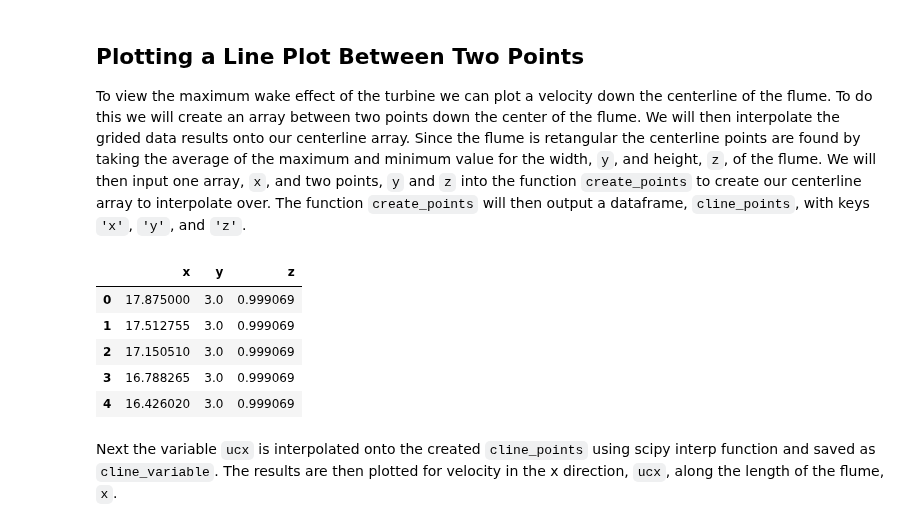
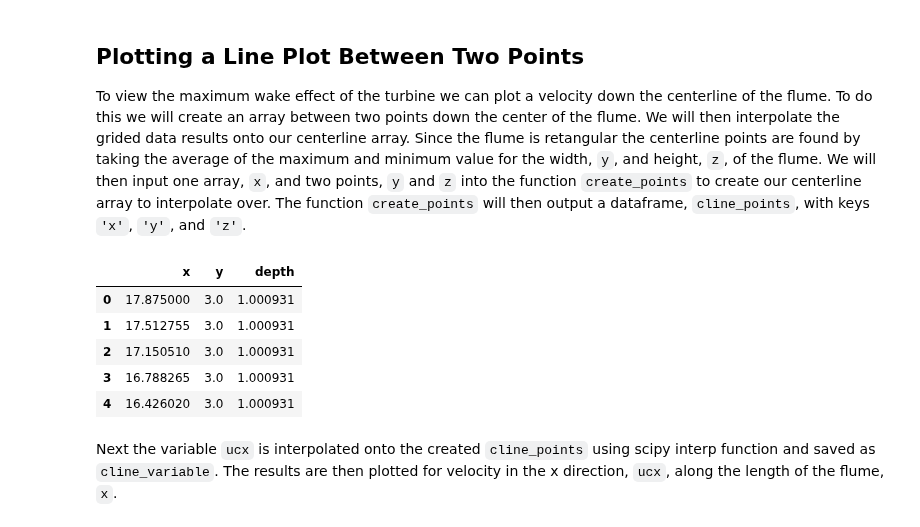
Before and after one commit to MHKiT-Software/MHKiT-Python, a Jupyter notebook: examples/Delft3D_example.ipynb, the cells around one changed output. Drawn from its saved outputs; the diff is of its cells as text; code cells hidden in the pictures.

```diff
--- a/examples/Delft3D_example.ipynb
+++ b/examples/Delft3D_example.ipynb
@@ -106,29 +106,29 @@ To view the maximum wake effect of the turbine we can plot a velocity down the c
 # %%
 # Use rectangular grid min and max to find flume centerline
 xmin=var_data_df.x.max()
 xmax=var_data_df.x.min()
 
 ymin=var_data_df.y.max()
 ymax=var_data_df.y.min()
 
-zmin=var_data_df.z.max()
-zmax=var_data_df.z.min()
+depth_min=var_data_df.depth.max()
+depth_max=var_data_df.depth.min()
 
 # Creating one array and 2 points
 x = np.linspace(xmin, xmax)
 y = np.mean([ymin,ymax])
-z = np.mean([zmin,zmax])
+depth = np.mean([depth_min,depth_max])
 
 # Creating an array of points
-cline_points = d3d.create_points(x, y, z)
+cline_points = d3d.create_points(x, y, depth)
 cline_points.head()
 # %% [output]
-|  | x | y | z |
-| 0 | 17.875000 | 3.0 | 0.999069 |
-| 1 | 17.512755 | 3.0 | 0.999069 |
-| 2 | 17.150510 | 3.0 | 0.999069 |
-| 3 | 16.788265 | 3.0 | 0.999069 |
-| 4 | 16.426020 | 3.0 | 0.999069 |
+|  | x | y | depth |
+| 0 | 17.875000 | 3.0 | 1.000931 |
+| 1 | 17.512755 | 3.0 | 1.000931 |
+| 2 | 17.150510 | 3.0 | 1.000931 |
+| 3 | 16.788265 | 3.0 | 1.000931 |
+| 4 | 16.426020 | 3.0 | 1.000931 |
 # %% [markdown]
 Next the variable `ucx` is interpolated onto the created `cline_points` using scipy interp function and saved as `cline_variable`. The results are then plotted for velocity in the x direction, `ucx`, along the length of the flume, `x`.
 # %%
```
Also changed, not shown: parts of 8 cells of this notebook.
